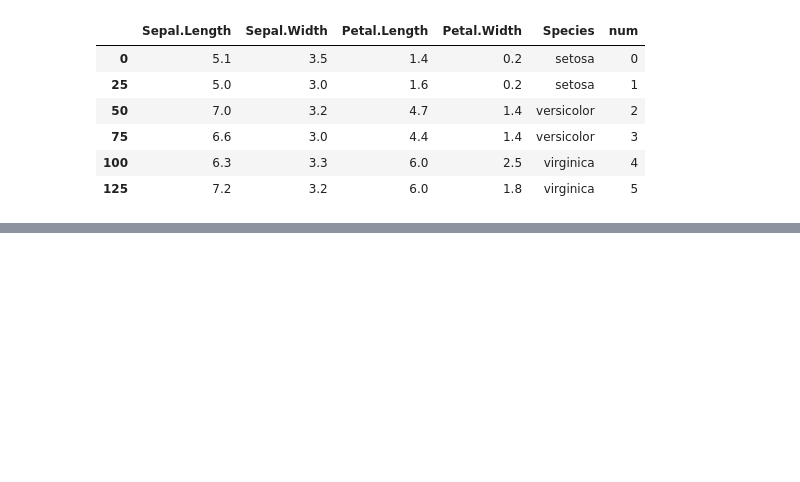
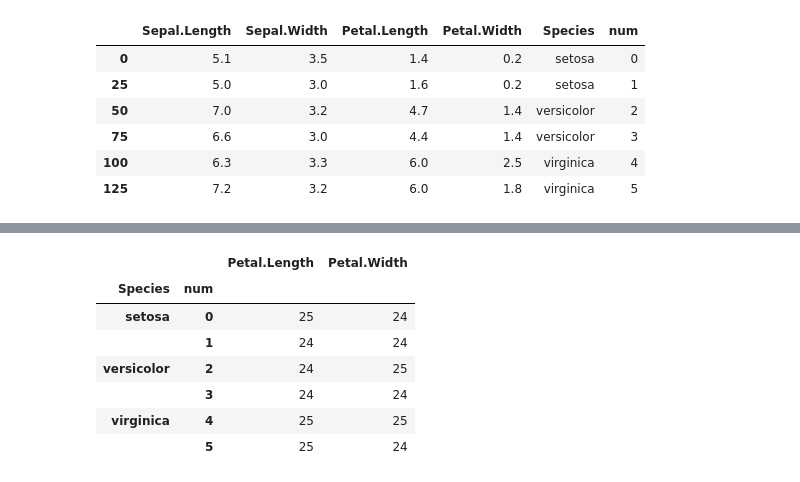
Before and after one commit to comlec/ai_x, a Jupyter notebook: source/01_python/ch11_데이터프레임과시리즈(Pandas)_9절~.ipynb, the cells around one changed output, grey strips where cells are left out. Cells and saved outputs as stored; diff of their text form; code cells hidden in the pictures; blank space fills up the shorter version.

```diff
--- a/source/01_python/ch11_데이터프레임과시리즈(Pandas)_9절~.ipynb
+++ b/source/01_python/ch11_데이터프레임과시리즈(Pandas)_9절~.ipynb
@@ -182,0 +201,13 @@ Name: Sepal.Length, dtype: float64
+# %%
+iris.groupby(by=['Species','num'],
+            # as_index=False
+            )[['Petal.Length','Petal.Width']].count()
+# %% [output]
+|  |  | Petal.Length | Petal.Width |
+| Species | num |  |  |
+| setosa | 0 | 25 | 24 |
+|  | 1 | 24 | 24 |
+| versicolor | 2 | 24 | 25 |
+|  | 3 | 24 | 24 |
+| virginica | 4 | 25 | 25 |
+|  | 5 | 25 | 24 |
```
Also changed, not shown: parts of 8 cells of this notebook.
